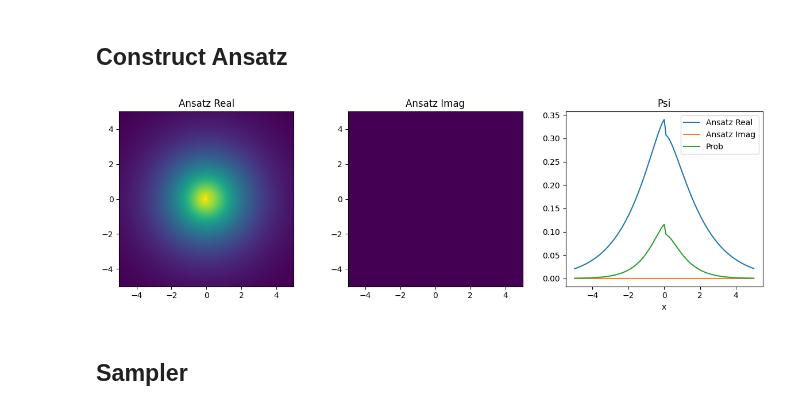
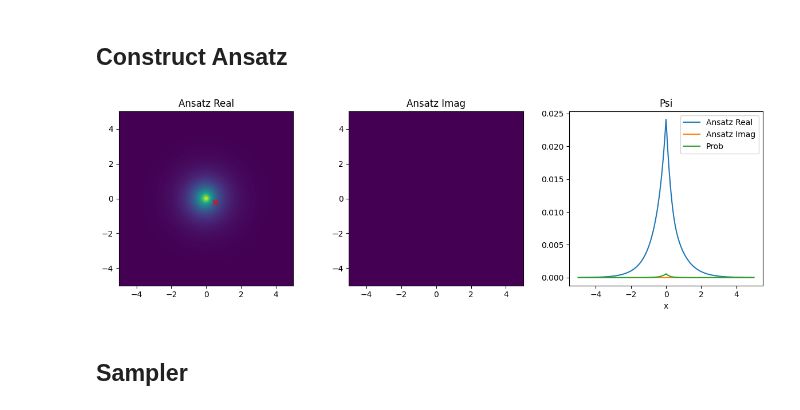
Before and after one commit to evanwonisch/NeuralQuantumStates, a Jupyter notebook: run/helium/helium_singlet.ipynb, the cells around one changed output. Saved outputs shown, nothing was run; the diff lists cells and outputs as text; code cells hidden in the pictures.

```diff
--- a/run/helium/helium_singlet.ipynb
+++ b/run/helium/helium_singlet.ipynb
@@ -180,7 +176,7 @@ ys = jnp.linspace(-5, 5, num = N)
 xss, yss = jnp.meshgrid(xs, ys)
 im = jnp.stack((xss, yss, jnp.ones_like(xss) * 0), axis = 2)
 
-e0pos = jnp.array([0.1,0.,0.])
+e0pos = jnp.array([0.5,0.2,0.])
 
 ex = jnp.repeat(jnp.repeat(e0pos[jnp.newaxis, :], N, 0)[jnp.newaxis, :], N, 0)
 fullim = jnp.concatenate((im, ex), axis = 2)
@@ -189,34 +185,35 @@ res = ansatz.calc_psi(param, fullim.reshape(-1, 6)).reshape(xss.shape)
 
 
 axs[0].imshow(res.real, extent = [-5, 5, -5, 5])
+axs[0].scatter(e0pos[0], -e0pos[1], marker = "x", color = "r")
 axs[0].set_title("Ansatz Real")
 
 
 axs[1].imshow(res.imag, extent = [-5, 5, -5, 5])
 axs[1].set_title("Ansatz Imag")
 
 # res = ansatz.eval_nn(param, fullim.reshape(-1, 6)).reshape(xss.shape).real
 # axs[1].imshow(jnp.exp(res), extent = [-5, 5, -5, 5])
 # axs[1].set_title("Neural Network")
 
 r, line = getLine(0, jnp.pi/2, r_max=5)
 ex = jnp.repeat(e0pos[jnp.newaxis, :], r.shape[0], 0)
 fullline = jnp.concatenate((line, ex), 1)
 psi = ansatz.calc_psi(param, fullline)
 nn_out = ansatz.eval_nn(param, fullline)
 
 axs[2].plot(r, psi.real, label = "Ansatz Real")
 axs[2].plot(r, psi.imag, label = "Ansatz Imag")
 axs[2].plot(r, jnp.abs(psi)**2, label = "Prob")
 # axs[2].plot(r, nn_out, label = "NN output")
 # axs[2].set_yscale("log")
 axs[2].set_title("Psi")
 axs[2].legend()
 axs[2].set_xlabel("x")
 
 f.tight_layout()
 # %% [output]
-[figure, old version]
+[figure, new version]
 # %% [markdown]
 ## Sampler
 # %%
```
Also changed, not shown: parts of 8 cells of this notebook, 4 other files.
